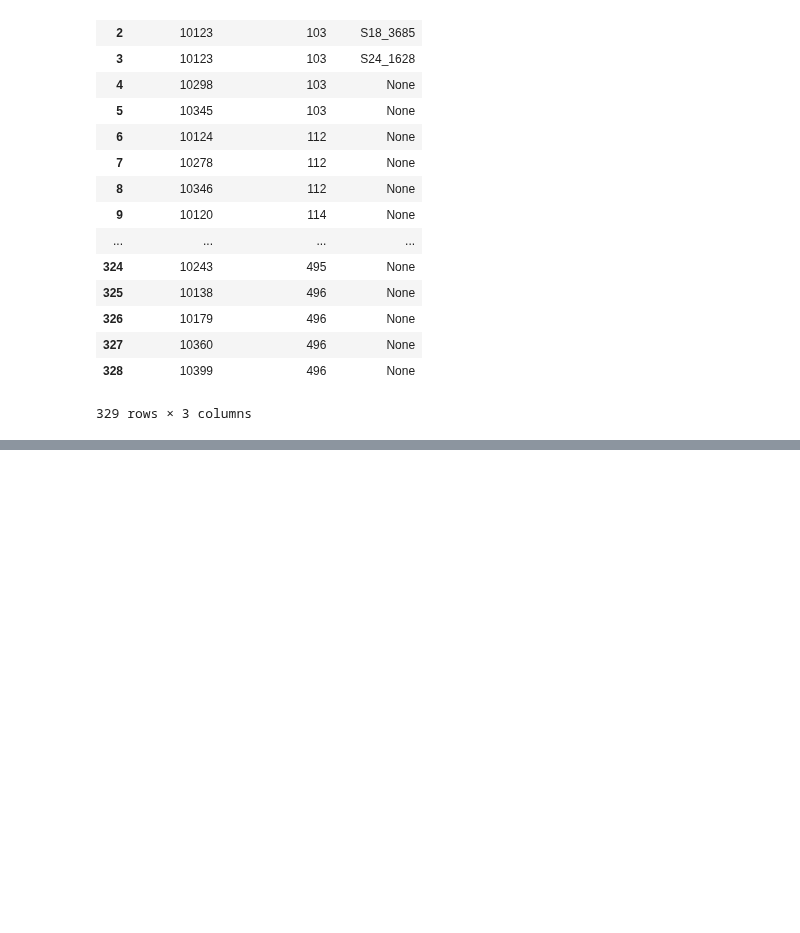
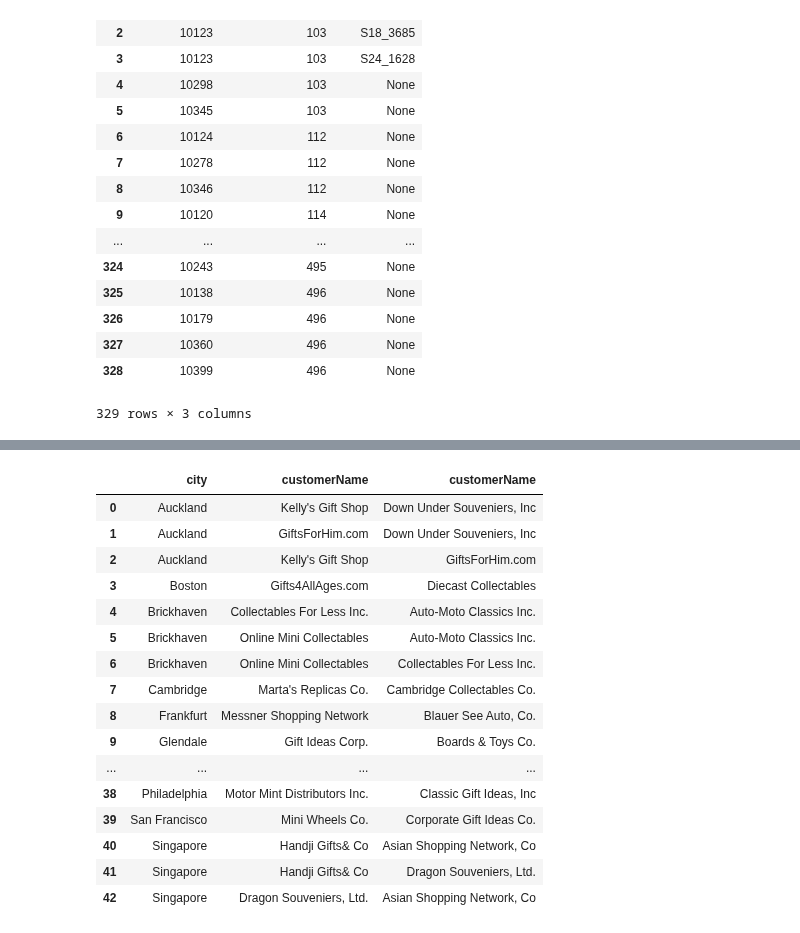
Before and after one commit to dennypirhadi/digitalent2018, a Jupyter notebook: Join SQL.ipynb, the cells around one changed output, grey strips where cells are left out. Cells and saved outputs as stored; diff of their text form; code cells hidden in the pictures; blank space fills up the shorter version.

```diff
--- a/Join SQL.ipynb
+++ b/Join SQL.ipynb
@@ -274,0 +392,29 @@ FROM
+# %%
+run("""
+SELECT
+    c1.city, c1.customerName, c2.customerName
+FROM
+    customers c1
+        INNER JOIN
+    customers c2 ON c1.city = c2.city
+        AND c1.customername > c2.customerName
+ORDER BY c1.city
+""")
+# %% [output]
+|  | city | customerName | customerName |
+| 0 | Auckland | Kelly's Gift Shop | Down Under Souveniers, Inc |
+| 1 | Auckland | GiftsForHim.com | Down Under Souveniers, Inc |
+| 2 | Auckland | Kelly's Gift Shop | GiftsForHim.com |
+| 3 | Boston | Gifts4AllAges.com | Diecast Collectables |
+| 4 | Brickhaven | Collectables For Less Inc. | Auto-Moto Classics Inc. |
+| 5 | Brickhaven | Online Mini Collectables | Auto-Moto Classics Inc. |
+| 6 | Brickhaven | Online Mini Collectables | Collectables For Less Inc. |
+| 7 | Cambridge | Marta's Replicas Co. | Cambridge Collectables Co. |
+| 8 | Frankfurt | Messner Shopping Network | Blauer See Auto, Co. |
+| 9 | Glendale | Gift Ideas Corp. | Boards & Toys Co. |
+| ... | ... | ... | ... |
+| 38 | Philadelphia | Motor Mint Distributors Inc. | Classic Gift Ideas, Inc |
+| 39 | San Francisco | Mini Wheels Co. | Corporate Gift Ideas Co. |
+| 40 | Singapore | Handji Gifts& Co | Asian Shopping Network, Co |
+| 41 | Singapore | Handji Gifts& Co | Dragon Souveniers, Ltd. |
+| 42 | Singapore | Dragon Souveniers, Ltd. | Asian Shopping Network, Co |
```
Also changed, not shown: parts of 6 cells of this notebook.
